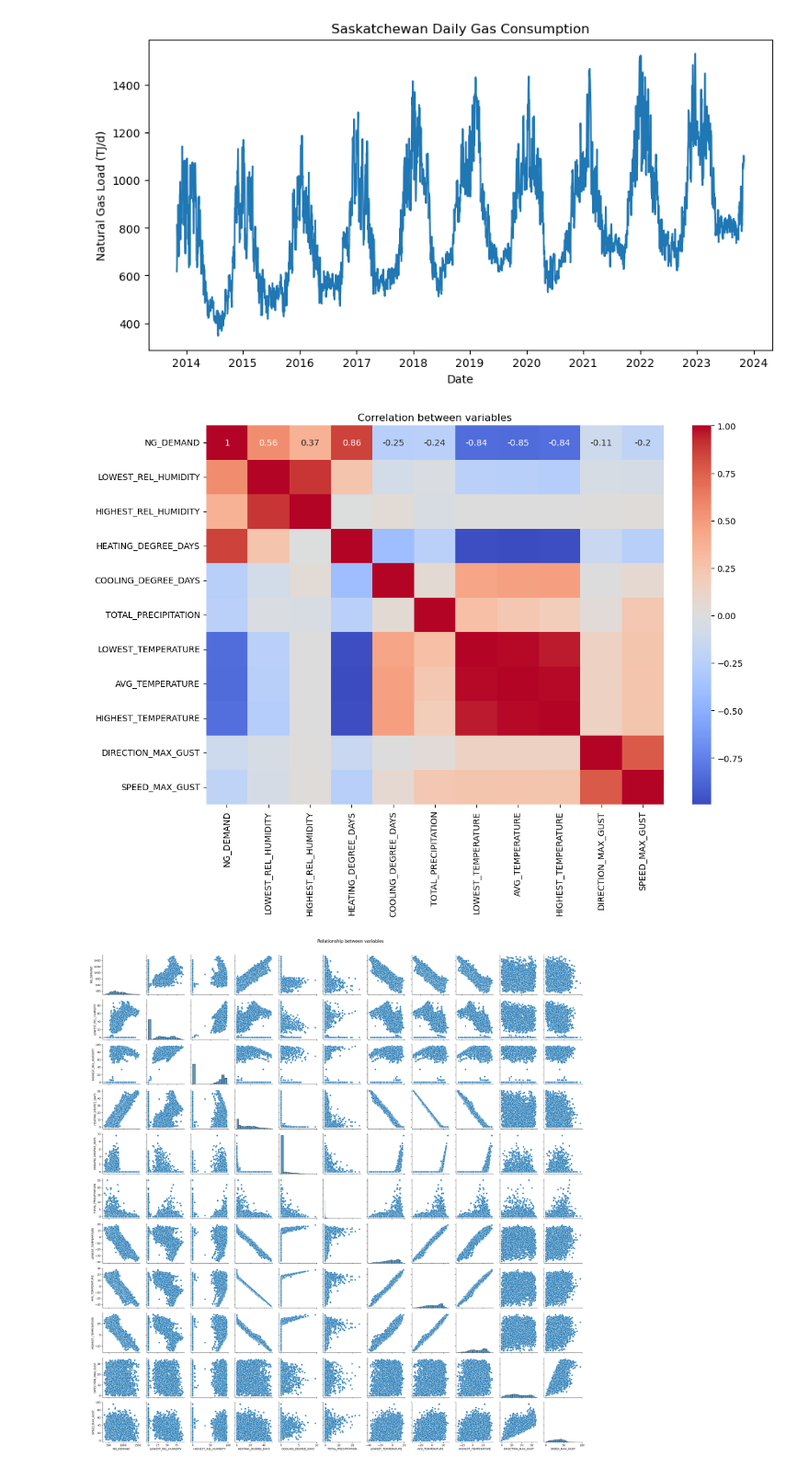
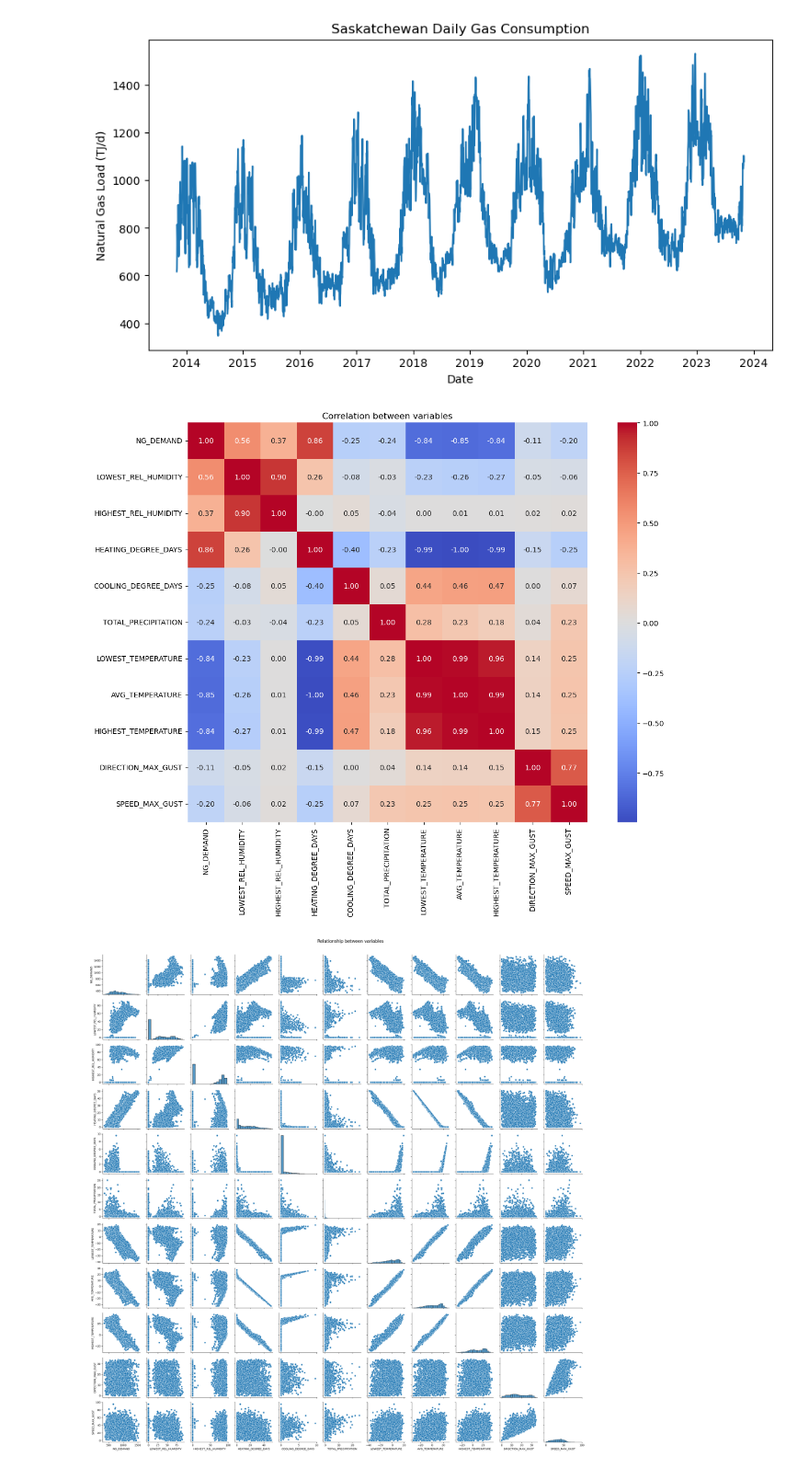
Before and after one commit to Nathan-13/Capstone-Project_Forecasting-Natural-Gas-Demand, a Jupyter notebook: Notebooks/cleaning_EDA.ipynb, the cells around one changed output. Shown at 92% size. Cells and saved outputs as stored; diff of their text form; code cells hidden in the pictures.

```diff
--- a/Notebooks/cleaning_EDA.ipynb
+++ b/Notebooks/cleaning_EDA.ipynb
@@ -348,15 +371,15 @@ plt.show()
 # %%
 # Drop 'Date' column
 df_without_date = combined_df.drop(columns=['DATE'])
 
 # Correlation heatmap between feature variables
-plt.figure(figsize=(12,8))
+plt.figure(figsize=(15,10))
 corr = df_without_date.corr()
-sns.heatmap(corr, annot=True, cmap='coolwarm')
+sns.heatmap(data=corr, annot=True, fmt=".2f", cmap='coolwarm', square=True)
 plt.title('Correlation between variables')
 plt.show()
 # %% [output]
-[figure, old version]
+[figure, new version]
 # %%
 # Create a Pairplot to visualize relationships between variables
 g = sns.pairplot(combined_df)
```
Also changed, not shown: parts of 4 cells of this notebook, 4 other files.
